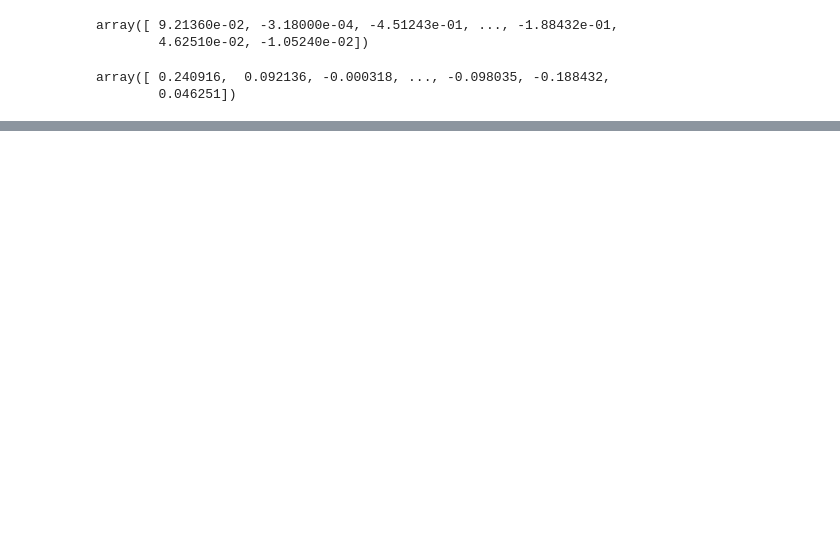
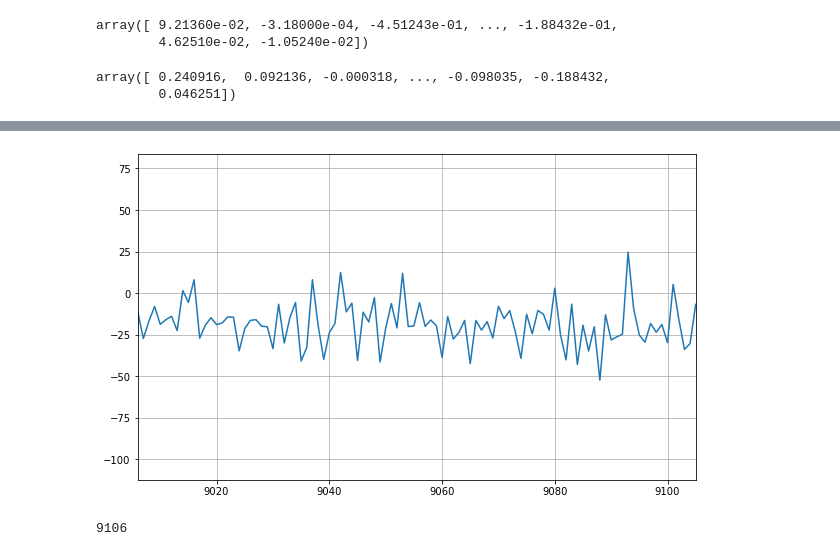
Before and after one commit to yossato/virtualGimbal, a Jupyter notebook: post_processing_software/jupyter/visualize_log.ipynb, the cells around one changed output, grey strips where cells are left out. Saved outputs shown, nothing was run; the diff lists cells and outputs as text; code cells hidden in the pictures; blank space fills up the shorter version.

```diff
--- a/post_processing_software/jupyter/visualize_log.ipynb
+++ b/post_processing_software/jupyter/visualize_log.ipynb
@@ -170,0 +197,8 @@ array([ 0.240916,  0.092136, -0.000318, ..., -0.098035, -0.188432,
+# %%
+plotAngularVelocityReductionRatio(aad,xlim=[aad.size-100,aad.size-1])
+# %% [output]
+[figure, added]
+# %%
+aad.size
+# %% [output]
+9106
```
Also changed, not shown: parts of 10 cells of this notebook.
